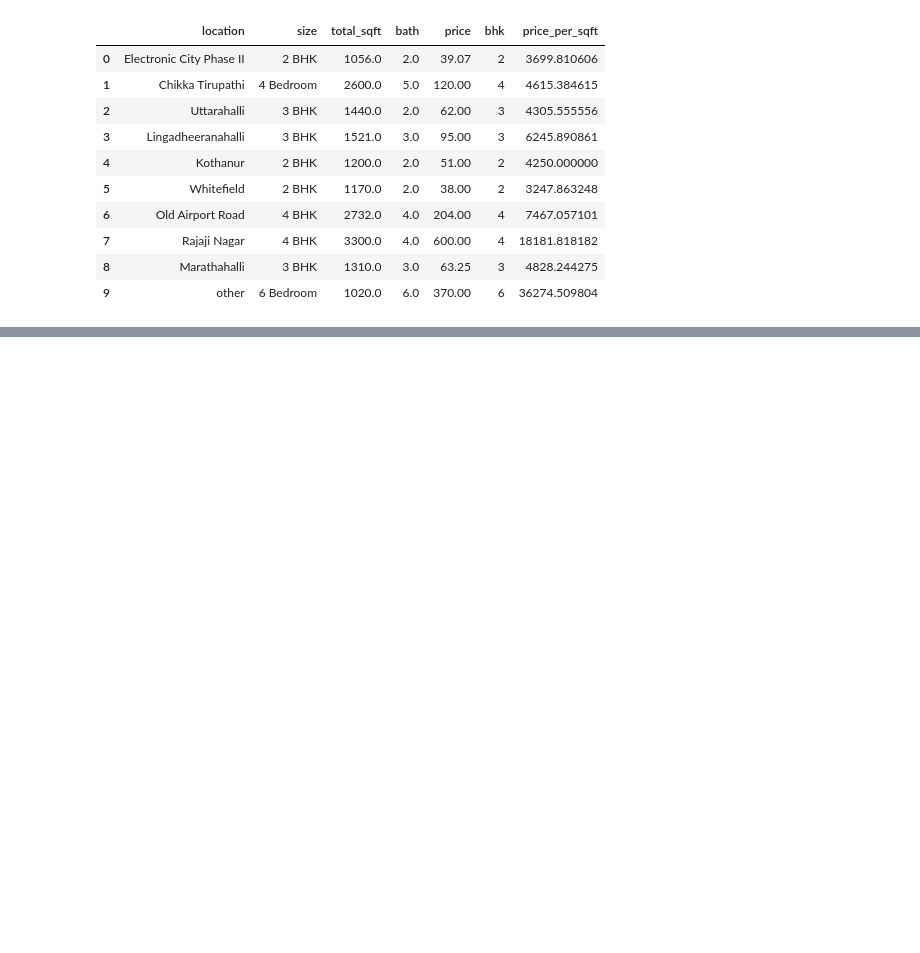
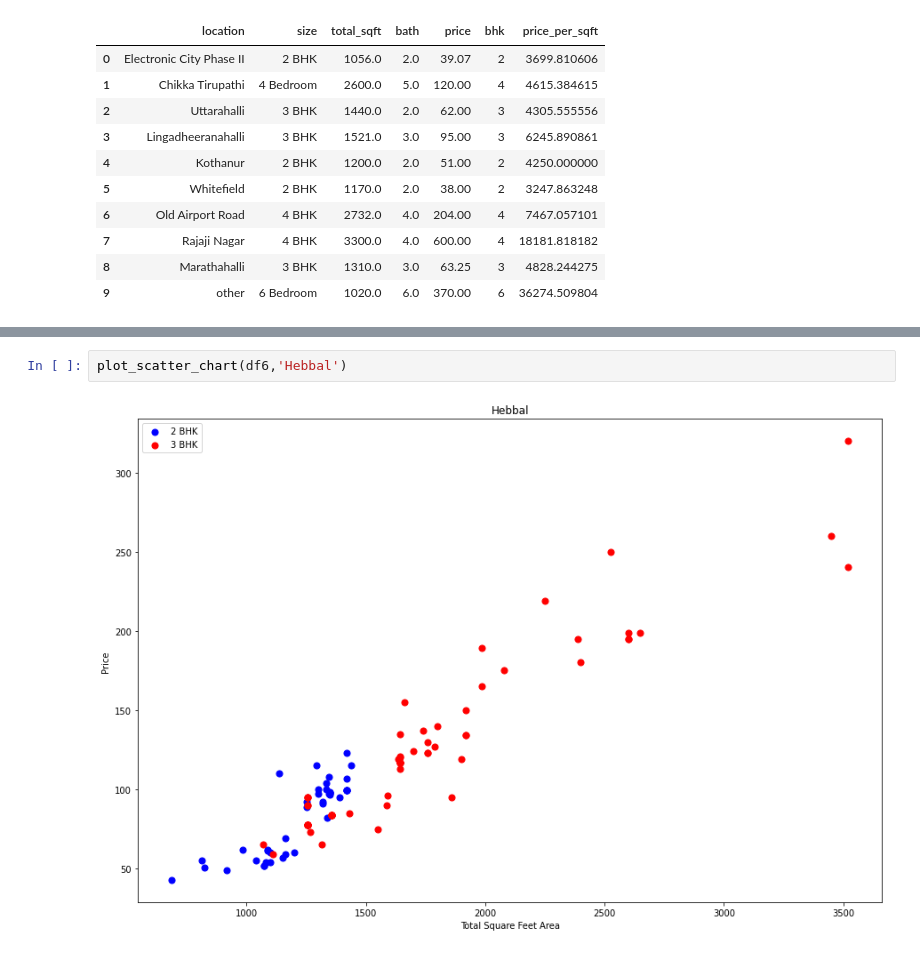
Before and after one commit to Agrim1210/Property-Price-Prediction, a Jupyter notebook: price_pred.ipynb, the cells around one changed output, grey strips where cells are left out. Saved outputs shown, nothing was run; the diff lists cells and outputs as text; blank space fills up the shorter version.

```diff
--- a/price_pred.ipynb
+++ b/price_pred.ipynb
@@ -245,0 +313,4 @@ df4.head(10)
+# %%
+plot_scatter_chart(df6,'Hebbal')
+# %% [output]
+[figure, added]
```
Also changed, not shown: parts of 18 cells of this notebook, 1 other file.
